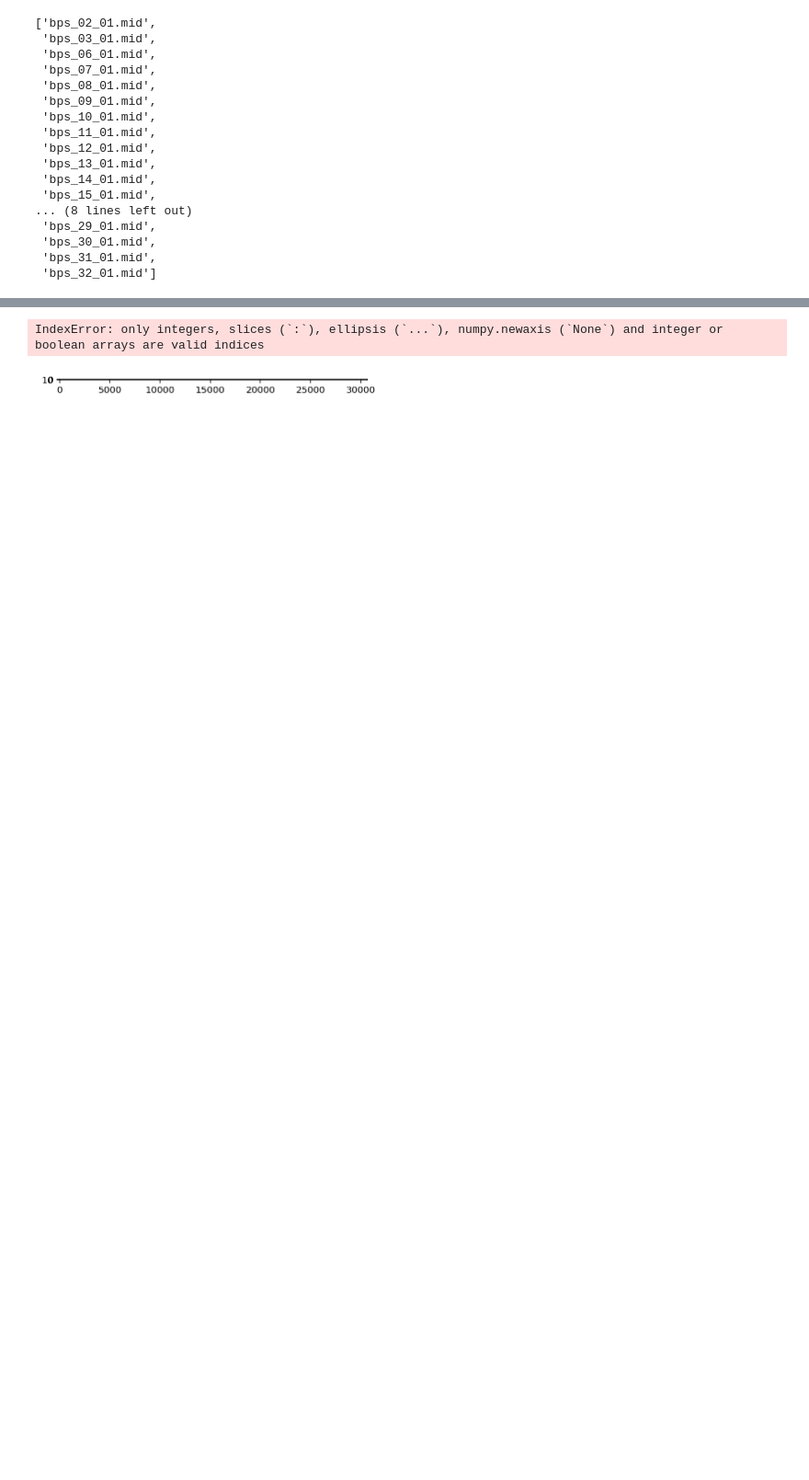
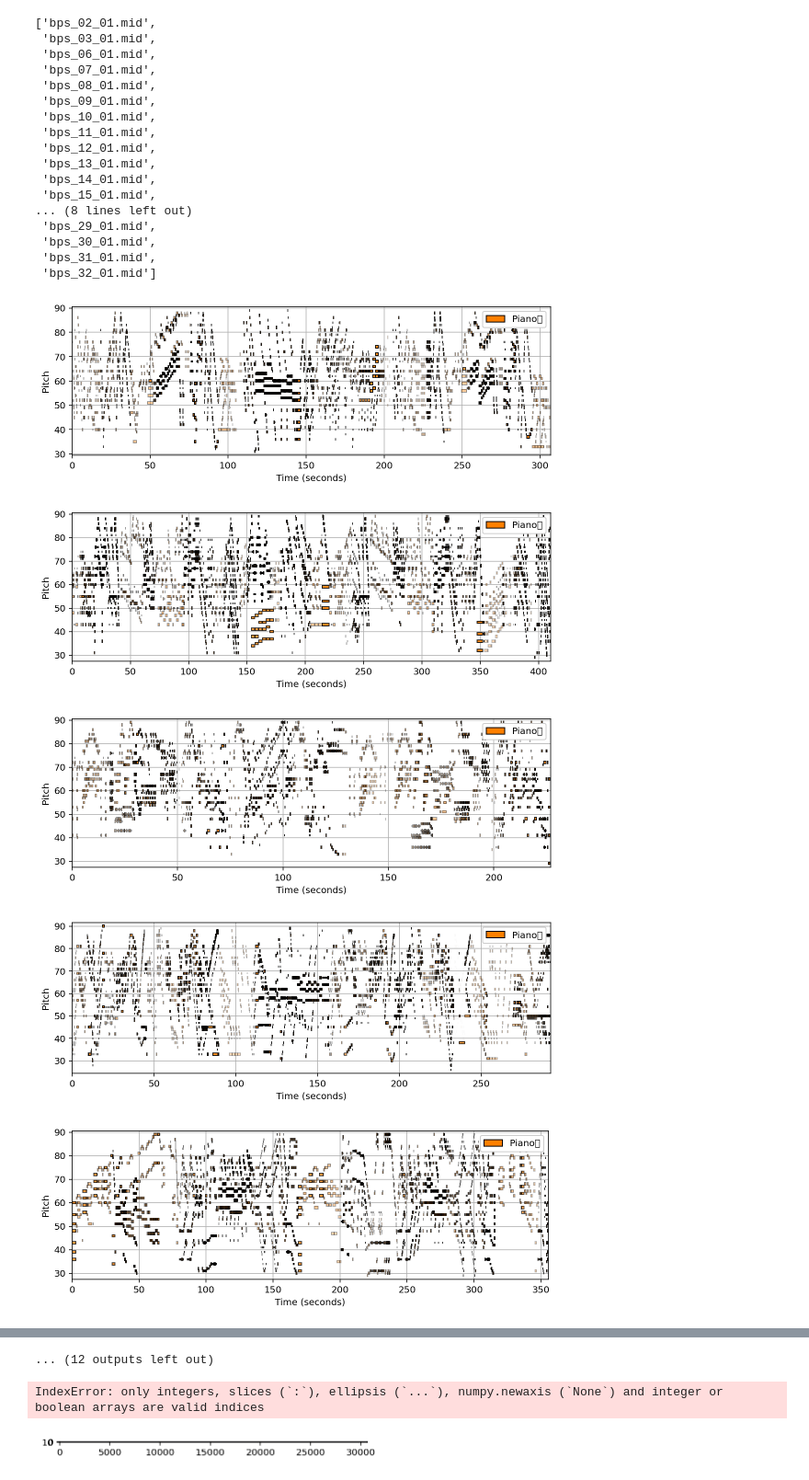
Before and after one commit to ZMacedo/HCDF-Symbolic_Music, a Jupyter notebook: BPS_ZMacedo.ipynb, the cells around one changed output, grey strips where cells are left out. Shown at 92% size. Cells and saved outputs as stored; diff of their text form; code cells hidden in the pictures; blank space fills up the shorter version.

```diff
--- a/BPS_ZMacedo.ipynb
+++ b/BPS_ZMacedo.ipynb
@@ -181,7 +188,7 @@ def tonalIntervalSpace(chroma, symbolic=True):
         centroid_vector.append(centroid)
     return real_imag(np.array(centroid_vector))
 # %%
-path_score = 'C:/Users/HP/Downloads/Codigos_Tese/Codigo_ZeMacedo/AugmentedNet/rawdata/corrections/BPS'
+path_score = './AugmentedNet/rawdata/corrections/BPS'
 
 def music21_converterScoreMidi(path_info):
     for file in os.listdir(path_info):
@@ -221,3 +228,20 @@ midi_matrix
  'bps_30_01.mid',
  'bps_31_01.mid',
  'bps_32_01.mid']
+# %%
+def midi_pianoRoll(file):
+    #file_list = glob.glob(path_score + '/*.mid', recursive=True)
+    #for file in file_list:
+        midi_data = pretty_midi.PrettyMIDI(file)
+        score = libfmp.c1.midi_to_list(midi_data)
+        libfmp.c1.visualize_piano_roll(score, figsize=(8, 3), velocity_alpha=True);
+
+file_list = glob.glob(path_score + '/*.mid', recursive=True)
+for file in file_list:
+    midi_pianoRoll(file)
+# %% [output]
+[figure, added]
+[figure, added]
+[figure, added]
+[figure, added]
+[figure, added]
@@ -224 +255,2 @@ midi_matrix
+... (12 outputs left out)
 # %%
```
Also changed, not shown: parts of 8 cells of this notebook.
